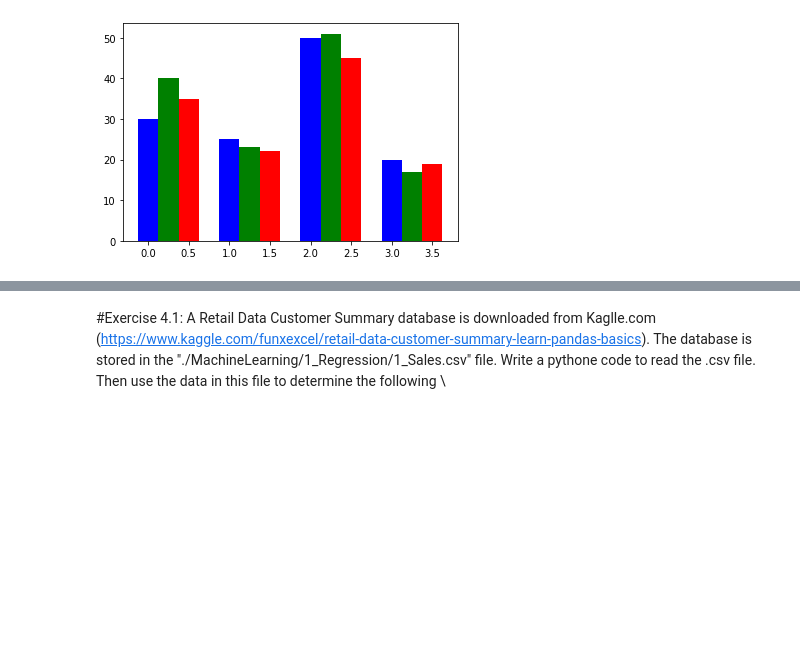
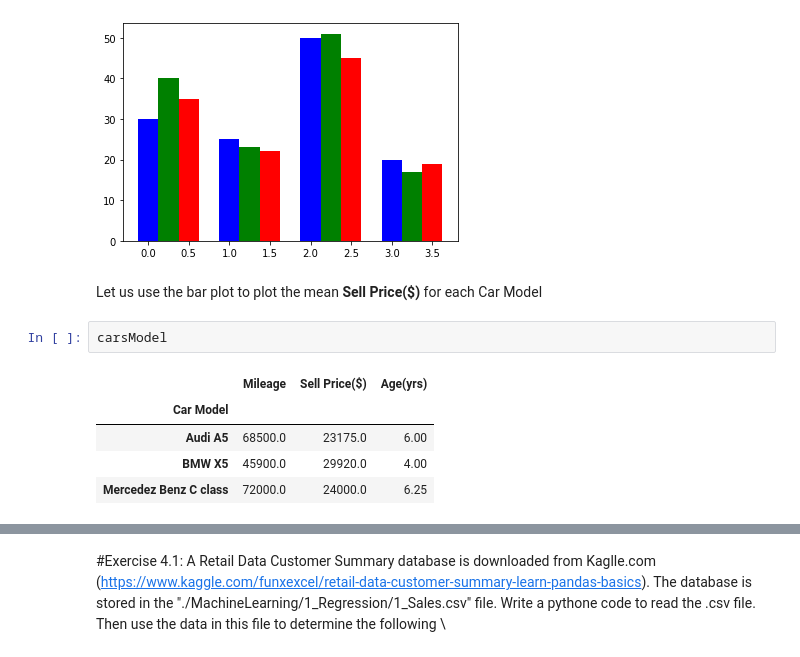
Before and after one commit to mkjubran/IntroToPython-NonIT, a Jupyter notebook: MatplotlibinPython.ipynb, the cells around one changed output, grey strips where cells are left out. Saved outputs shown, nothing was run; the diff lists cells and outputs as text; blank space fills up the shorter version.

```diff
--- a/MatplotlibinPython.ipynb
+++ b/MatplotlibinPython.ipynb
@@ -147,3 +147,13 @@ plt.bar(X + 0.50, data[2], color = 'r', width = 0.25)
 # %% [output]
 <BarContainer object of 4 artists>
 [figure]
+# %% [markdown]
+Let us use the bar plot to plot the mean **Sell Price($)** for each Car Model
+# %%
+carsModel
+# %% [output]
+|  | Mileage | Sell Price($) | Age(yrs) |
+| Car Model |  |  |  |
+| Audi A5 | 68500.0 | 23175.0 | 6.00 |
+| BMW X5 | 45900.0 | 29920.0 | 4.00 |
+| Mercedez Benz C class | 72000.0 | 24000.0 | 6.25 |
```
Also changed, not shown: parts of 3 cells of this notebook.
